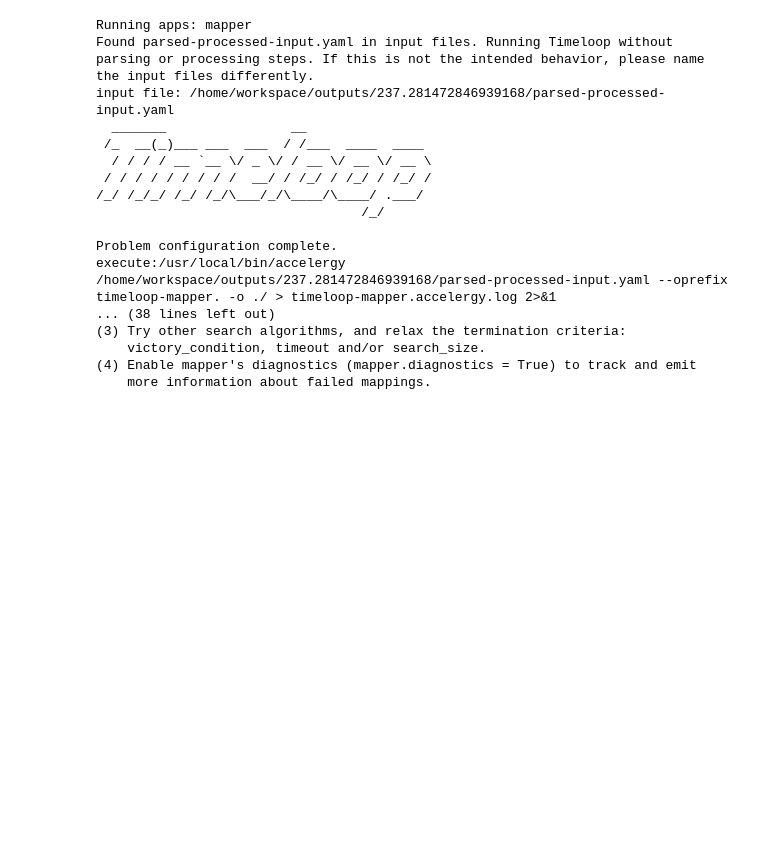
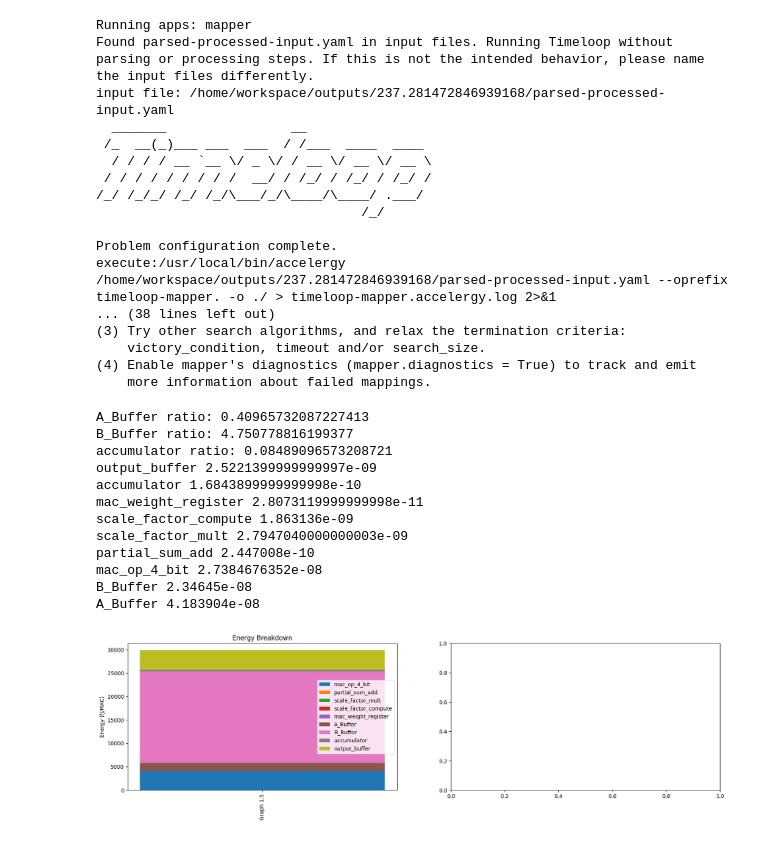
Before and after one commit to sgbruce/cimloop, a Jupyter notebook: workspace/models/arch/1_macro/example_traditional/_guide.ipynb, the cells around one changed output. Saved outputs shown, nothing was run; the diff lists cells and outputs as text; code cells hidden in the pictures; blank space fills up the shorter version.

```diff
--- a/workspace/models/arch/1_macro/example_traditional/_guide.ipynb
+++ b/workspace/models/arch/1_macro/example_traditional/_guide.ipynb
@@ -84,3 +137,40 @@ execute:/usr/local/bin/accelergy /home/workspace/outputs/237.281472846939168/par
     victory_condition, timeout and/or search_size.
 (4) Enable mapper's diagnostics (mapper.diagnostics = True) to track and emit
     more information about failed mappings.
+# %%
+for r in result:
+    stats = r.per_compute('per_component_energy')
+    # for key in stats:
+    #     print(key)
+    def prop_energy(key_name):
+        key_prop_stat = stats[key_name]
+        mac_op_4_bit = stats['mac_op_4_bit']
+        print(f"{key_name} ratio: {key_prop_stat / mac_op_4_bit}")
+    prop_energy('A_Buffer')
+    prop_energy('B_Buffer')
+    prop_energy('accumulator')
+for r in result:
+    for key, value in r.per_compute('per_component_area').items():
+        print(key + " " + str(value))
+fig, axs = plt.subplots(1, 2, figsize=(20, 5))
+
+bar_stacked(
+    {f"Graph {r.variables['VOLTAGE']}": r.per_compute('per_component_energy')*1e15 for r in result},
+    ylabel="Energy (fJ/MAC)",
+    title=f"Energy Breakdown",
+    ax=axs[0]
+)
+# %% [output]
+A_Buffer ratio: 0.40965732087227413
+B_Buffer ratio: 4.750778816199377
+accumulator ratio: 0.08489096573208721
+output_buffer 2.5221399999999997e-09
+accumulator 1.6843899999999998e-10
+mac_weight_register 2.8073119999999998e-11
+scale_factor_compute 1.863136e-09
+scale_factor_mult 2.7947040000000003e-09
+partial_sum_add 2.447008e-10
+mac_op_4_bit 2.7384676352e-08
+B_Buffer 2.34645e-08
+A_Buffer 4.183904e-08
+[figure, added]
```
Also changed, not shown: parts of 3 cells of this notebook, 2 other files.
